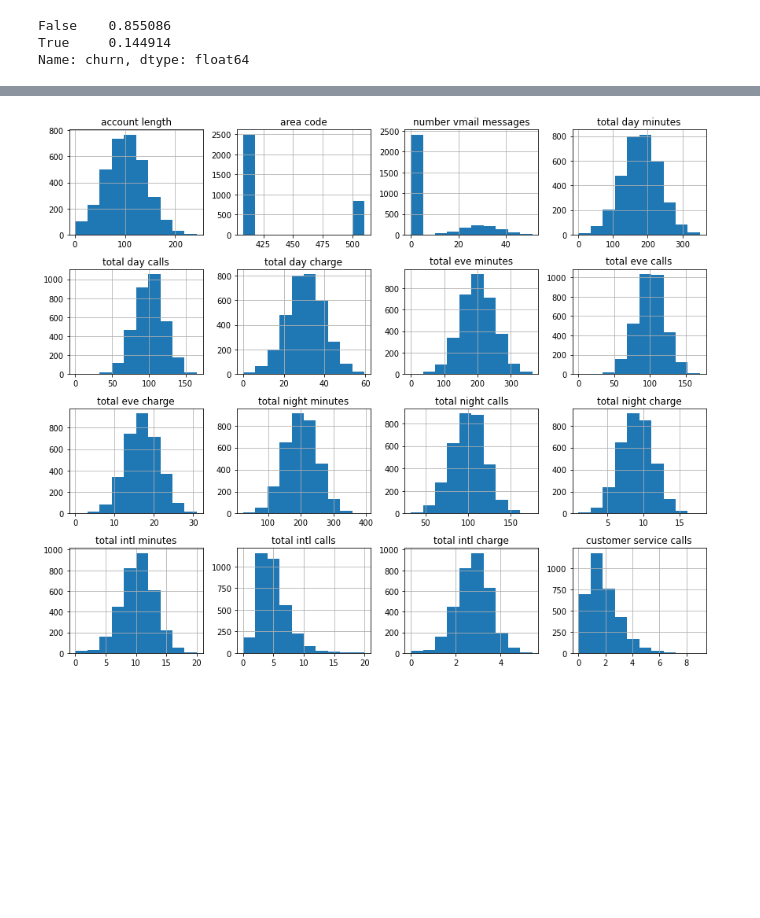
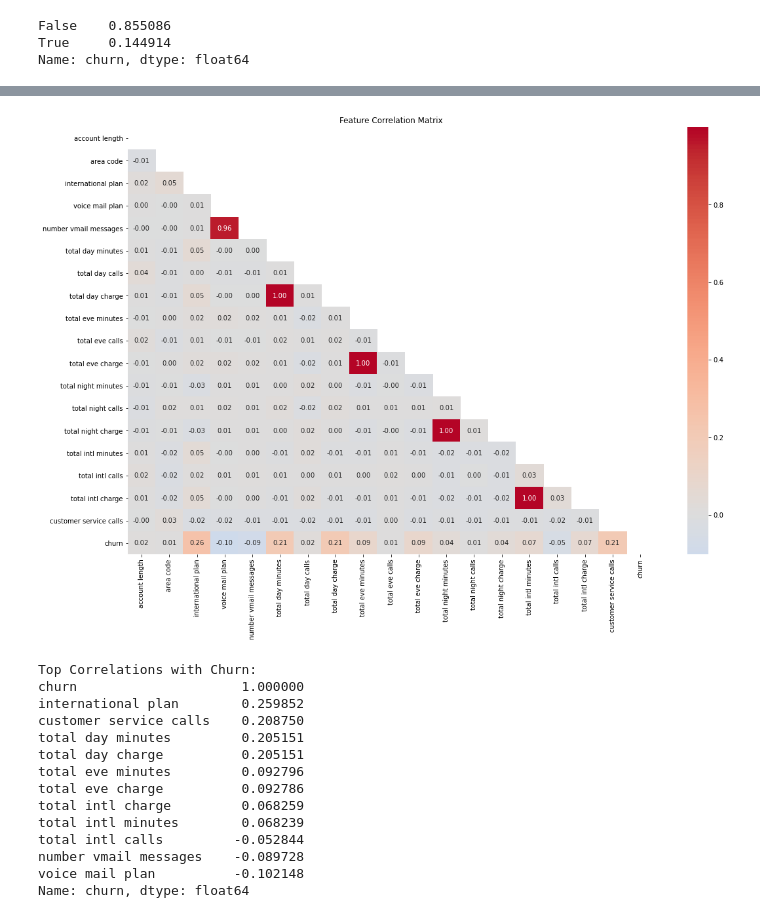
Before and after one commit to Bembino-en/-SyriaTel-churn-prediction, a Jupyter notebook: index.ipynb, the cells around one changed output, grey strips where cells are left out. Drawn from its saved outputs; the diff is of its cells as text; code cells hidden in the pictures; blank space fills up the shorter version.

```diff
--- a/index.ipynb
+++ b/index.ipynb
@@ -66,0 +206,5 @@ Index(['state', 'account length', 'area code', 'phone number',
+# %%
+# Since the phone number column is just a unique identifier, we will drop it
+# We also drop state because it have too many unique values(51), we retain area code
+df = df.drop(columns=['phone number', 'state'], axis=1)
+df.shape
@@ -83,0 +384,9 @@ for p in ax.patches:
+# %%
+# Encode categorical variables for correlation
+df_encoded = df.copy()
+le = LabelEncoder()
+df_encoded['churn'] = le.fit_transform(df['churn'])
+df_encoded['international plan'] = le.fit_transform(df['international plan'])
+df_encoded['voice mail plan'] = le.fit_transform(df['voice mail plan'])
+
+df_encoded.head()
@@ -84,9 +400,29 @@ for p in ax.patches:
 # %%
-numeric_cols = df.select_dtypes(include=['number']).columns
-df_num = df[numeric_cols]
+# Correlation matrix
+plt.figure(figsize=(18,12))
+corr = df_encoded.corr()
+mask = np.triu(np.ones_like(corr, dtype=bool))
+sns.heatmap(corr, mask=mask, annot=True, fmt='.2f', cmap='coolwarm', center=0)
+plt.title('Feature Correlation Matrix')
+plt.show()
 
-df_num.hist(figsize=(12,10))
-plt.tight_layout()
-plt.show()
+# Top correlations with churn
+churn_corr = corr['churn'].sort_values(ascending=False)
+print("Top Correlations with Churn:")
+print(churn_corr[abs(churn_corr) > 0.05])
 # %% [output]
-[figure, old version]
+[figure, new version]
+Top Correlations with Churn:
+churn                     1.000000
+international plan        0.259852
+customer service calls    0.208750
+total day minutes         0.205151
+total day charge          0.205151
+total eve minutes         0.092796
+total eve charge          0.092786
+total intl charge         0.068259
+total intl minutes        0.068239
+total intl calls         -0.052844
+number vmail messages    -0.089728
+voice mail plan          -0.102148
+Name: churn, dtype: float64
```
Also changed, not shown: parts of 31 cells of this notebook, 1 other file.
